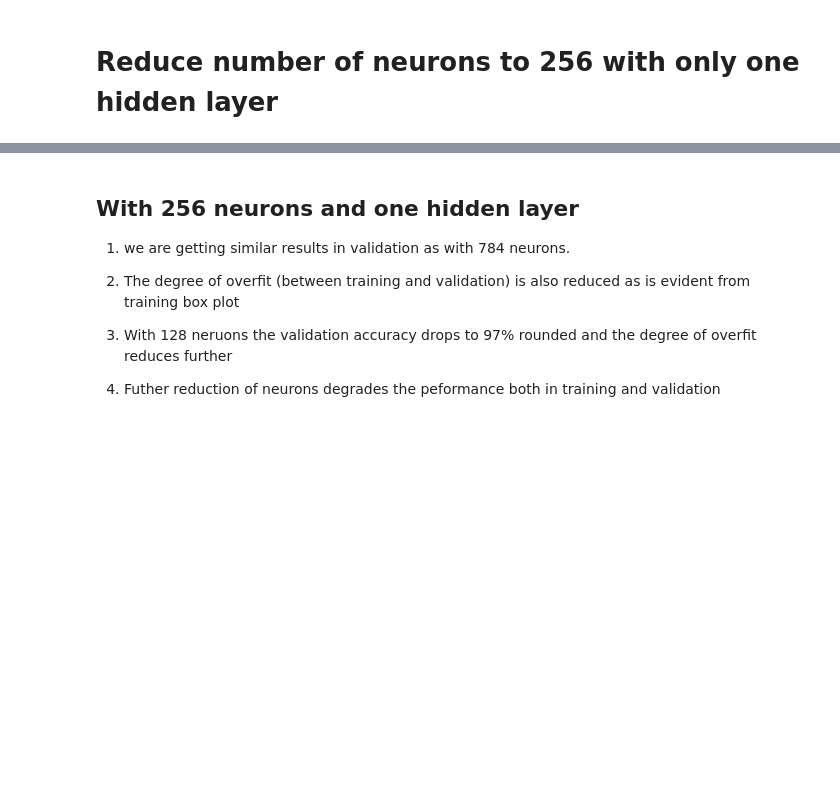
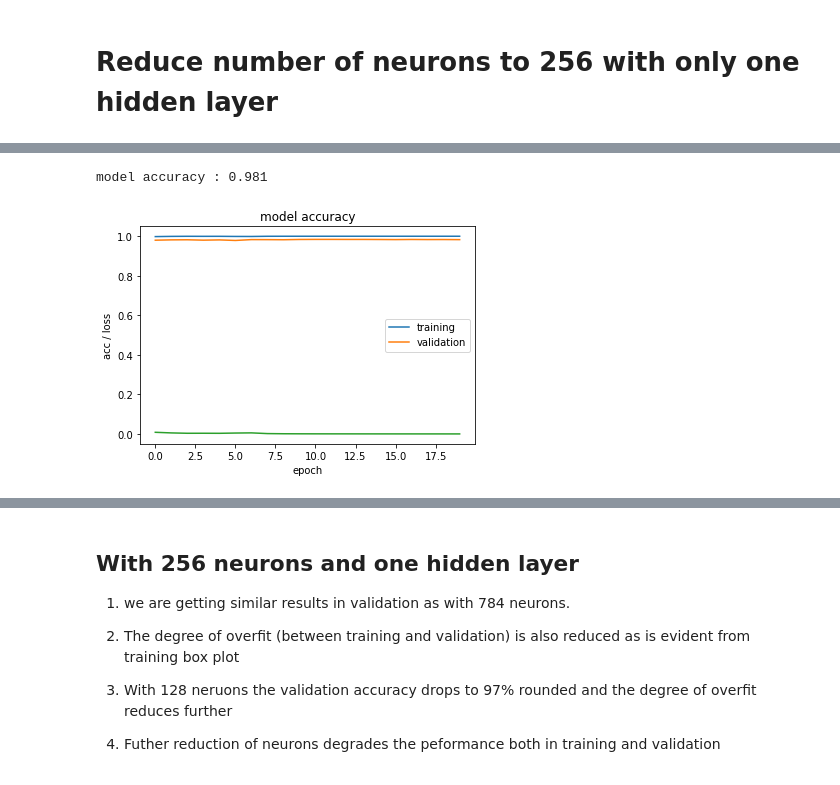
Before and after one commit to GreatLearningAIML1/bangalore-aug19-batch-suneethasomesula, a Jupyter notebook: DL_HyperparameterTuning_2.ipynb, the cells around one changed output, grey strips where cells are left out. Cells and saved outputs as stored; diff of their text form; code cells hidden in the pictures; blank space fills up the shorter version.

```diff
--- a/DL_HyperparameterTuning_2.ipynb
+++ b/DL_HyperparameterTuning_2.ipynb
@@ -230,19 +249,22 @@ print (model.summary())
 # %%
 batch_size = 256
 epochs = 20
 
-model.compile(optimizer='adam', loss='categorical_crossentropy', metrics=['accuracy'])
+model.compile(optimizer='adam', loss='categorical_crossentropy', metrics=['acc'])
 history = model.fit(x_train, y_train, batch_size=batch_size, epochs=epochs, validation_split=.1, verbose=False)
 loss,accuracy  = model.evaluate(x_test, y_test, verbose=False)
 print("model accuracy :" , accuracy)
-#print("validation accuracy : ", val_accuracy)
+#print("validation accuracy : ", val_acc)
 
-plt.plot(history.history['accuracy'])
-plt.plot(history.history['val_accuracy'])
+plt.plot(history.history['acc'])
+plt.plot(history.history['val_acc'])
 plt.plot(history.history['loss'])
 plt.title('model accuracy')
-plt.ylabel('accuracy / loss')
+plt.ylabel('acc / loss')
 plt.xlabel('epoch')
 plt.legend(['training', 'validation'], loc='best')
 plt.show()
+# %% [output]
+model accuracy : 0.981
+[figure, added]
 # %%
```
Also changed, not shown: parts of 5 cells of this notebook.
